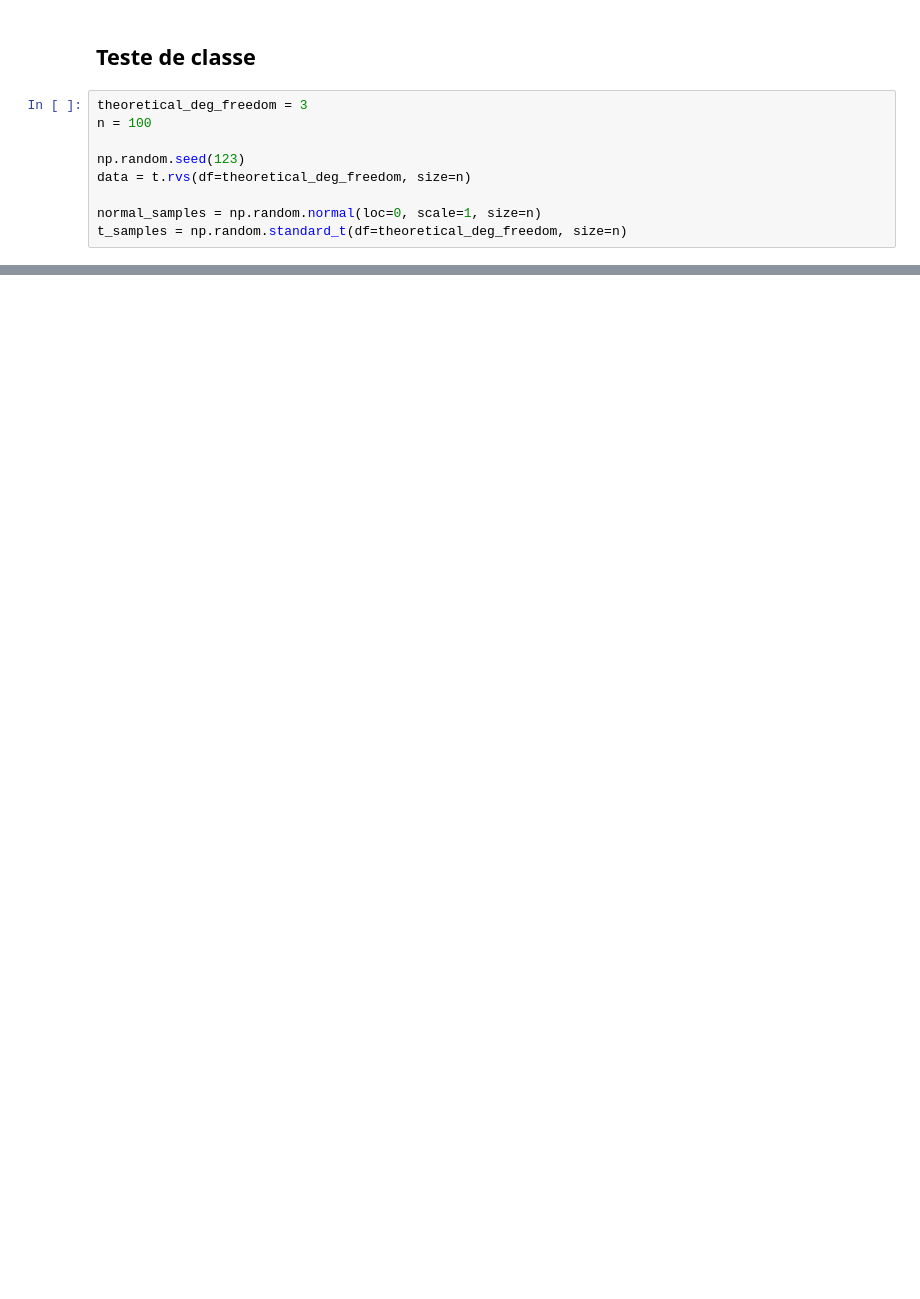
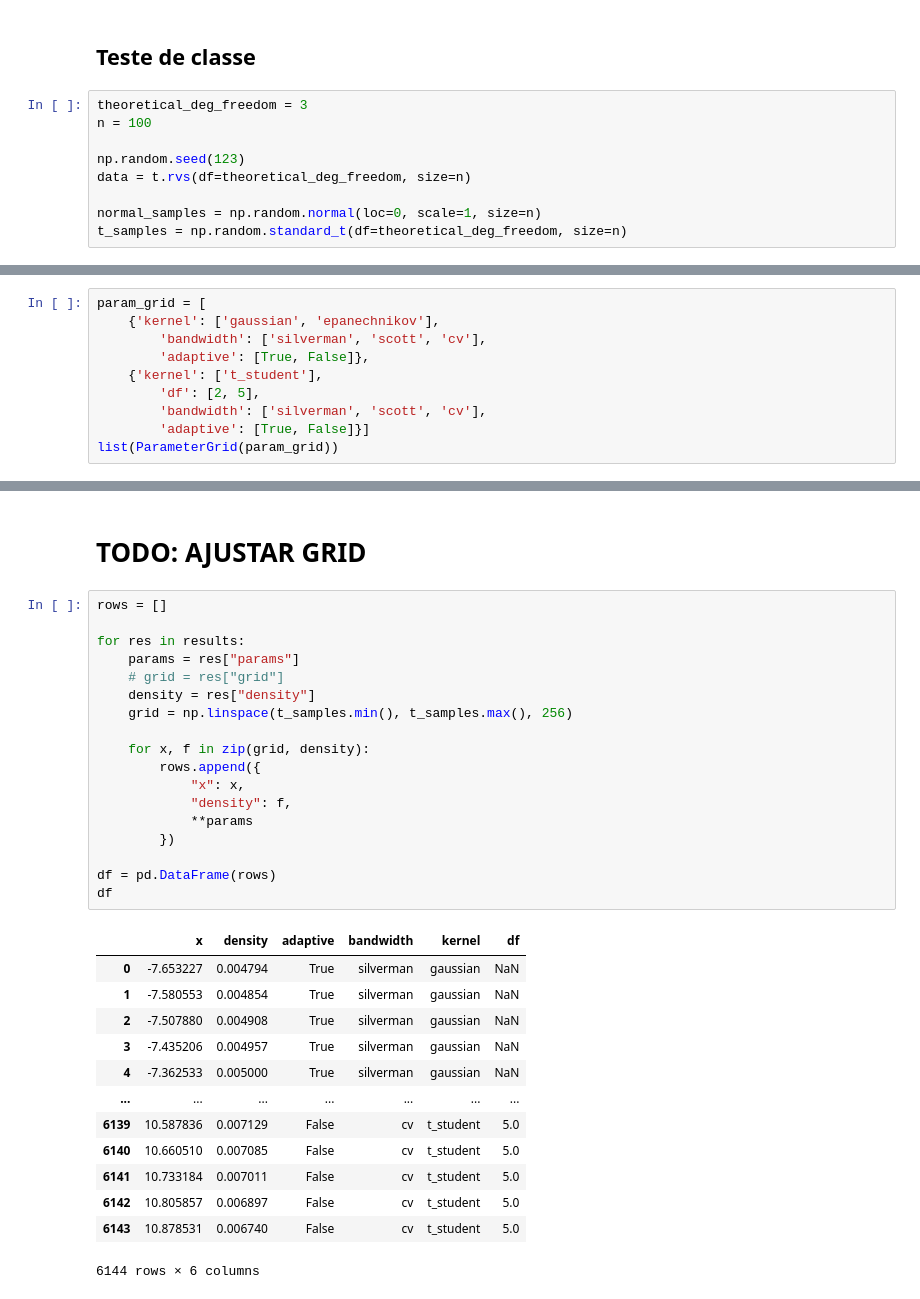
Before and after one commit to matheus-vizzotto/densities4risk, a Jupyter notebook: notebooks/01_density.ipynb, the cells around one changed output, grey strips where cells are left out. Saved outputs shown, nothing was run; the diff lists cells and outputs as text; blank space fills up the shorter version.

```diff
--- a/notebooks/01_density.ipynb
+++ b/notebooks/01_density.ipynb
@@ -580,0 +378,10 @@ plt.show()
+# %%
+param_grid = [
+    {'kernel': ['gaussian', 'epanechnikov'],
+        'bandwidth': ['silverman', 'scott', 'cv'],
+        'adaptive': [True, False]},
+    {'kernel': ['t_student'],
+        'df': [2, 5],
+        'bandwidth': ['silverman', 'scott', 'cv'],
+        'adaptive': [True, False]}]
+list(ParameterGrid(param_grid))
@@ -580,0 +418,34 @@ plt.show()
+# %% [markdown]
+# TODO: AJUSTAR GRID
+# %%
+rows = []
+
+for res in results:
+    params = res["params"]
+    # grid = res["grid"]
+    density = res["density"]
+    grid = np.linspace(t_samples.min(), t_samples.max(), 256)
+
+    for x, f in zip(grid, density):
+        rows.append({
+            "x": x,
+            "density": f,
+            **params
+        })
+
+df = pd.DataFrame(rows)
+df
+# %% [output]
+|  | x | density | adaptive | bandwidth | kernel | df |
+| 0 | -7.653227 | 0.004794 | True | silverman | gaussian | NaN |
+| 1 | -7.580553 | 0.004854 | True | silverman | gaussian | NaN |
+| 2 | -7.507880 | 0.004908 | True | silverman | gaussian | NaN |
+| 3 | -7.435206 | 0.004957 | True | silverman | gaussian | NaN |
+| 4 | -7.362533 | 0.005000 | True | silverman | gaussian | NaN |
+| ... | ... | ... | ... | ... | ... | ... |
+| 6139 | 10.587836 | 0.007129 | False | cv | t_student | 5.0 |
+| 6140 | 10.660510 | 0.007085 | False | cv | t_student | 5.0 |
+| 6141 | 10.733184 | 0.007011 | False | cv | t_student | 5.0 |
+| 6142 | 10.805857 | 0.006897 | False | cv | t_student | 5.0 |
+| 6143 | 10.878531 | 0.006740 | False | cv | t_student | 5.0 |
+6144 rows × 6 columns
```
Also changed, not shown: parts of 31 cells of this notebook, 1 other file.
